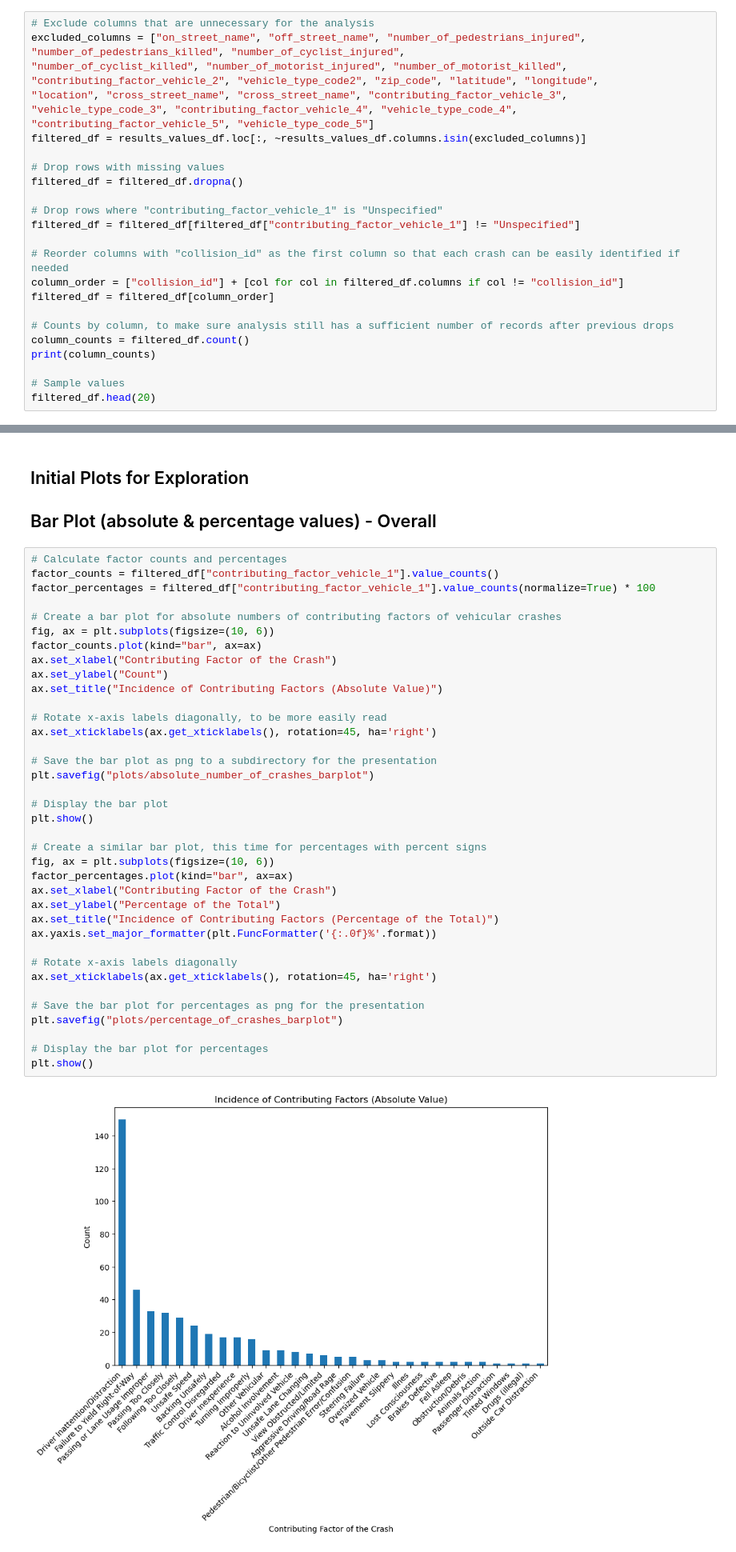
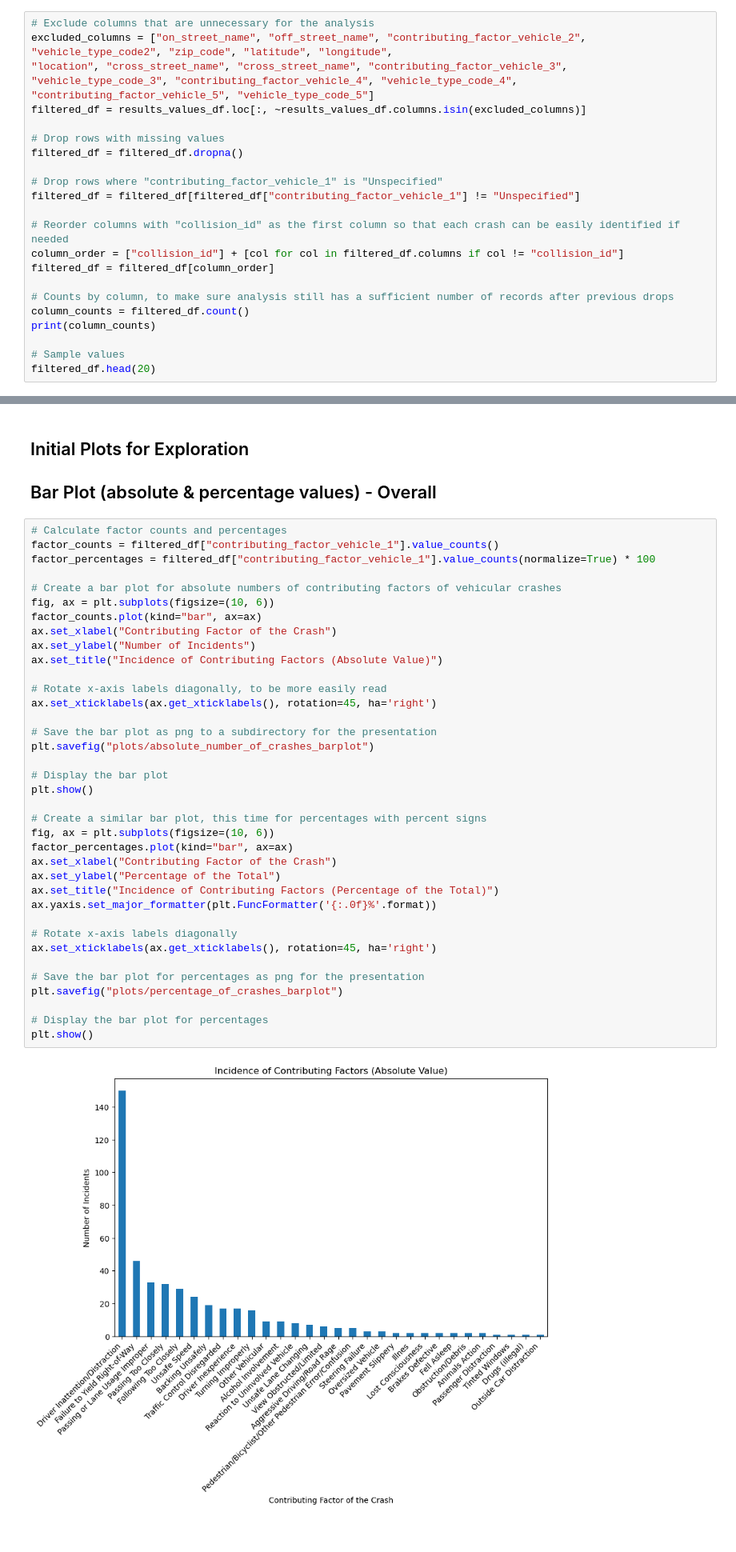
Before and after one commit to aglantzrbc/rutgers23-project-one, a Jupyter notebook: MASTER.PYTHON.FILE.ipynb, the cells around one changed output, grey strips where cells are left out. Shown at 80% size. Saved outputs shown, nothing was run; the diff lists cells and outputs as text.

```diff
--- a/MASTER.PYTHON.FILE.ipynb
+++ b/MASTER.PYTHON.FILE.ipynb
@@ -49,8 +84,7 @@ ModuleNotFoundError: No module named 'api_keys'
 ## DataFrame Clean-up and Hygiene
 # %%
 # Exclude columns that are unnecessary for the analysis
-excluded_columns = ["on_street_name", "off_street_name", "number_of_pedestrians_injured", "number_of_pedestrians_killed", "number_of_cyclist_injured",
-"number_of_cyclist_killed", "number_of_motorist_injured", "number_of_motorist_killed", "contributing_factor_vehicle_2", "vehicle_type_code2", "zip_code", "latitude", "longitude",
+excluded_columns = ["on_street_name", "off_street_name", "contributing_factor_vehicle_2", "vehicle_type_code2", "zip_code", "latitude", "longitude",
 "location", "cross_street_name", "cross_street_name", "contributing_factor_vehicle_3", "vehicle_type_code_3", "contributing_factor_vehicle_4", "vehicle_type_code_4", "contributing_factor_vehicle_5", "vehicle_type_code_5"]
 filtered_df = results_values_df.loc[:, ~results_values_df.columns.isin(excluded_columns)]
 
@@ -110,36 +150,36 @@ factor_percentages = filtered_df["contributing_factor_vehicle_1"].value_counts(n
 fig, ax = plt.subplots(figsize=(10, 6))
 factor_counts.plot(kind="bar", ax=ax)
 ax.set_xlabel("Contributing Factor of the Crash")
-ax.set_ylabel("Count")
+ax.set_ylabel("Number of Incidents")
 ax.set_title("Incidence of Contributing Factors (Absolute Value)")
 
 # Rotate x-axis labels diagonally, to be more easily read
 ax.set_xticklabels(ax.get_xticklabels(), rotation=45, ha='right')
 
 # Save the bar plot as png to a subdirectory for the presentation
 plt.savefig("plots/absolute_number_of_crashes_barplot")
 
 # Display the bar plot
 plt.show()
 
 # Create a similar bar plot, this time for percentages with percent signs
 fig, ax = plt.subplots(figsize=(10, 6))
 factor_percentages.plot(kind="bar", ax=ax)
 ax.set_xlabel("Contributing Factor of the Crash")
 ax.set_ylabel("Percentage of the Total")
 ax.set_title("Incidence of Contributing Factors (Percentage of the Total)")
 ax.yaxis.set_major_formatter(plt.FuncFormatter('{:.0f}%'.format))
 
 # Rotate x-axis labels diagonally
 ax.set_xticklabels(ax.get_xticklabels(), rotation=45, ha='right')
 
 # Save the bar plot for percentages as png for the presentation
 plt.savefig("plots/percentage_of_crashes_barplot")
 
 # Display the bar plot for percentages
 plt.show()
 # %% [output]
-[figure, old version]
+[figure, new version]
 [figure]
 # %% [markdown]
 ## Initial Plots for Exploration
```
Also changed, not shown: parts of 6 cells of this notebook, 6 other files.
